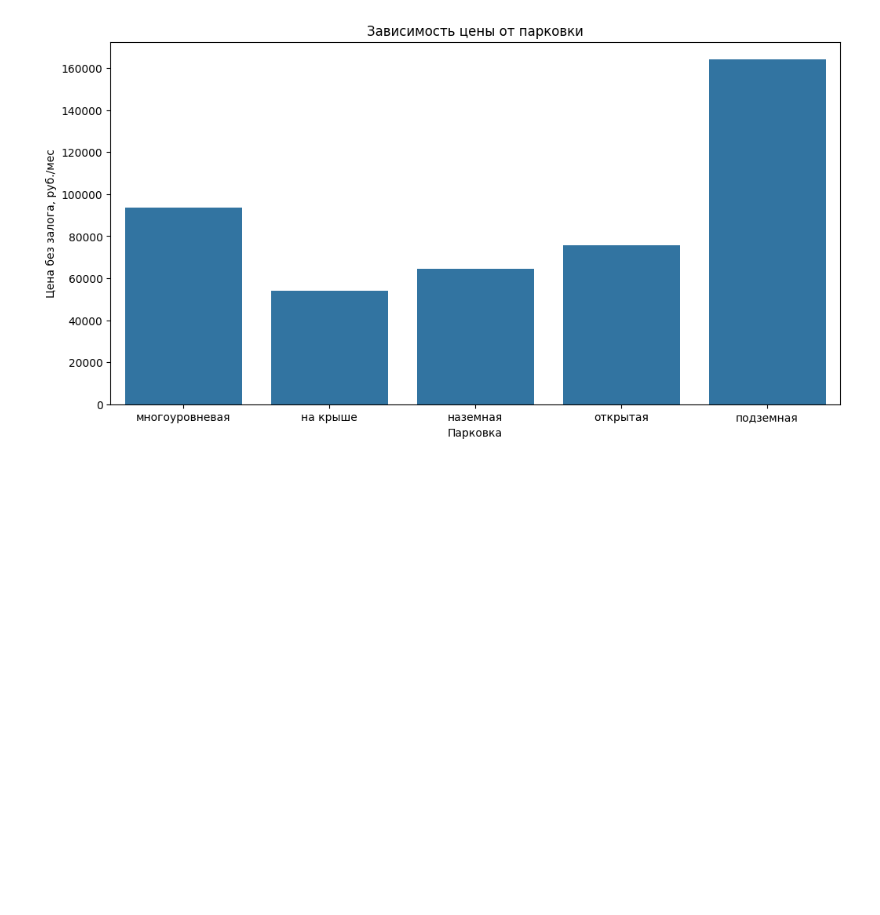
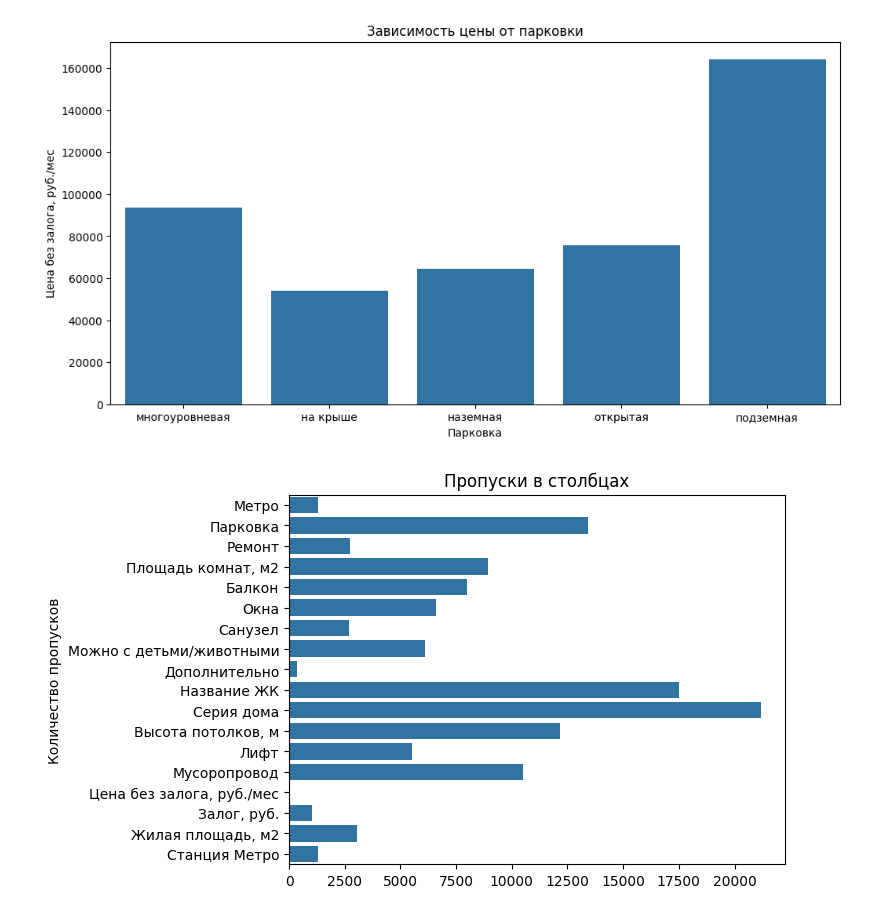
Before and after one commit to NinaShur/Project-Analytical-mishanina, a Jupyter notebook: notebooks/data_graphs.ipynb, the cells around one changed output. Saved outputs shown, nothing was run; the diff lists cells and outputs as text; code cells hidden in the pictures; blank space fills up the shorter version.

```diff
--- a/notebooks/data_graphs.ipynb
+++ b/notebooks/data_graphs.ipynb
@@ -202,3 +210,15 @@ plt.title('Зависимость цены от парковки')
 plt.show()
 # %% [output]
 [figure]
+# %%
+# строим график отображения нулевых значений NaN по столбцам датафрейма
+missed_values = df_new.isna().sum()
+missed_values = missed_values[missed_values > 0]
+
+if len(missed_values) > 0:
+    fig, ax = plt.subplots()
+    sns.barplot(x=missed_values.values, y=missed_values.index)
+    ax.set_title('Пропуски в столбцах')
+    ax.set_ylabel('Количество пропусков')
+# %% [output]
+[figure, added]
```
Also changed, not shown: parts of 2 cells of this notebook, 9 other files.
